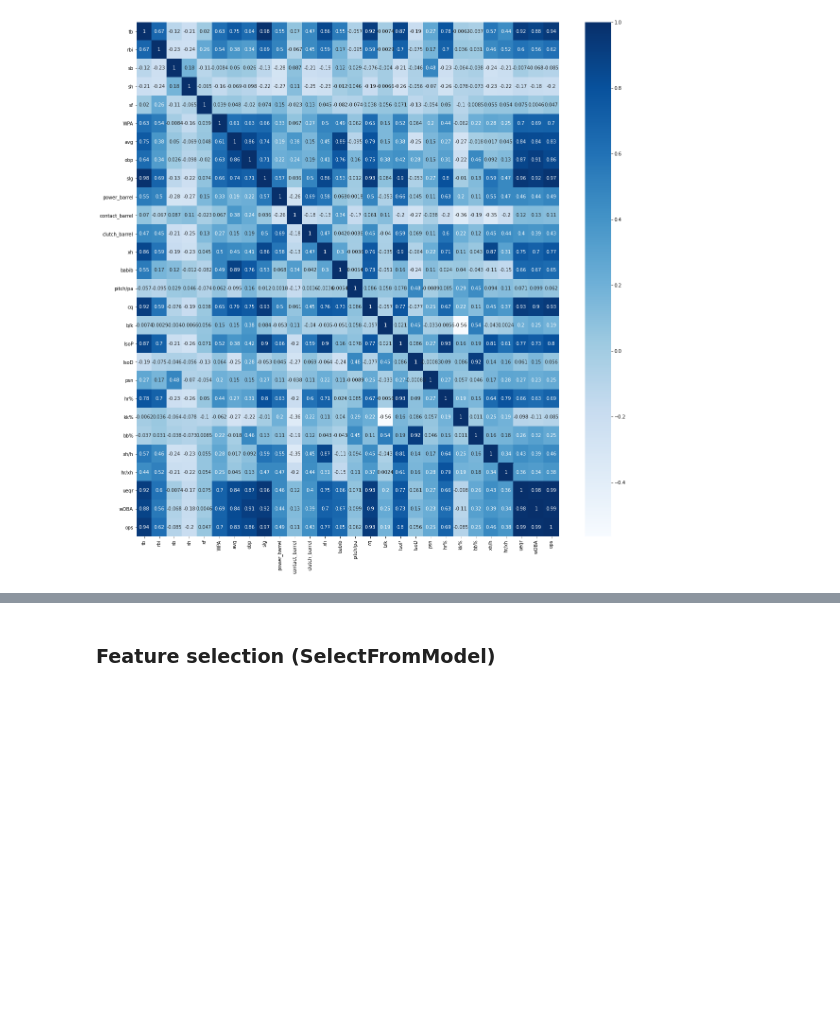
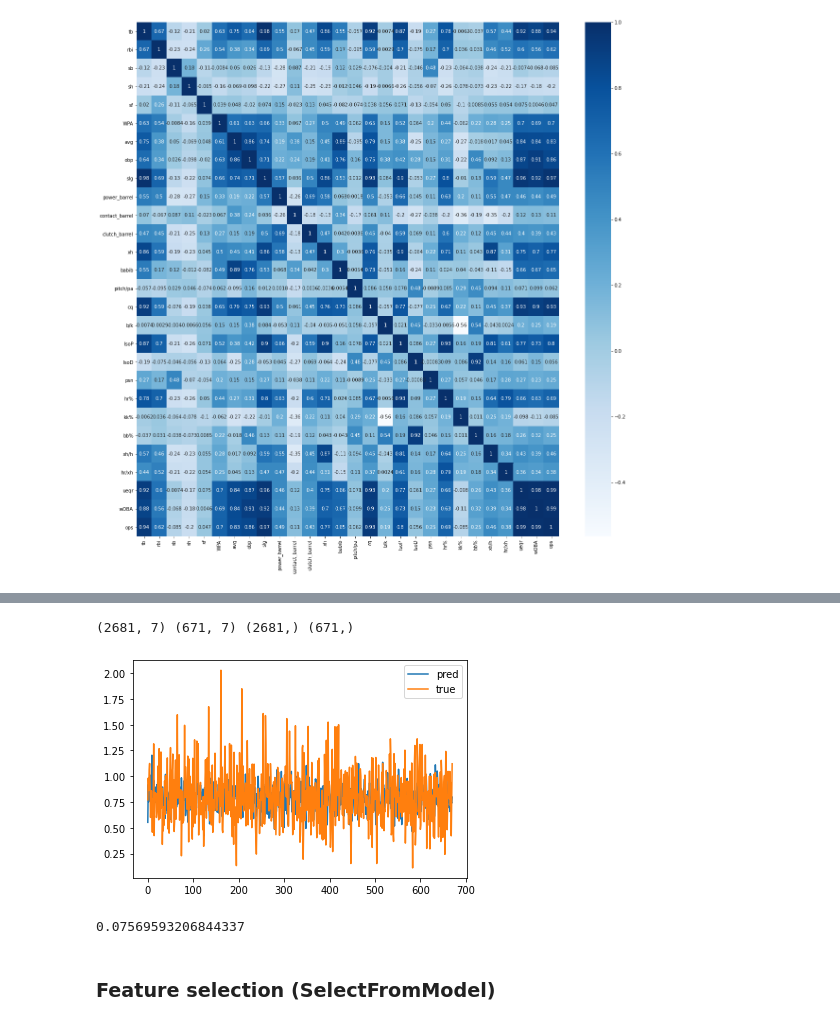
Before and after one commit to KimGriezmann/Bigcontest_2021, a Jupyter notebook: working_space_JaeHong/feature_selection.ipynb, the cells around one changed output, grey strips where cells are left out. Cells and saved outputs as stored; diff of their text form; code cells hidden in the pictures; blank space fills up the shorter version.

```diff
--- a/working_space_JaeHong/feature_selection.ipynb
+++ b/working_space_JaeHong/feature_selection.ipynb
@@ -407,3 +417,5 @@ ops      1.000000
 Name: ops, dtype: float64
+# %%
+vif_df = new_df.loc[:, ['tb', 'rbi', 'WPA', 'power_barrel', 'clutch_barrel', 'xh', 'babib', 'cq', 'IsoP', 'hr%', 'xh/h', 'ueqr','wOBA']]
 # %%
 #VIF 확인
@@ -415,0 +525,8 @@ vif
+# %%
+#cq 변수 제거 후 vif 확인
+
+vif = pd.DataFrame()
+vif_df_6 = vif_df_5.drop("cq",axis=1)
+vif["VIF Factor"] = [variance_inflation_factor(vif_df_6.values, i) for i in range(vif_df_6.shape[1])]
+vif["features"] = vif_df_6.columns
+vif
@@ -415,0 +543,8 @@ vif
+# %%
+#xh 변수 제거 후 vif 확인
+
+vif = pd.DataFrame()
+vif_df_7 = vif_df_6.drop("xh",axis=1)
+vif["VIF Factor"] = [variance_inflation_factor(vif_df_7.values, i) for i in range(vif_df_7.shape[1])]
+vif["features"] = vif_df_7.columns
+vif
@@ -416,3 +560,37 @@ vif
+# %%
+from sklearn.model_selection import train_test_split
+
+X = vif_df_7
+y = new_df['ops_label']
+
+train_x, test_x, train_y, test_y = train_test_split(X,y, train_size = 0.8, test_size = 0.2, random_state = 1)
+# 학습데이터와 검증데이터를 7:3으로 분리한다.
+# random_state고정을 통해 그때마다 똑같은 값을 분류하도록 한다.
+
+print(train_x.shape, test_x.shape, train_y.shape, test_y.shape)
+# %% [output]
+(2681, 7) (671, 7) (2681,) (671,)
+# %%
+import statsmodels.api as sm
+
+fit_train = sm.OLS(train_y,train_x)
+fit_train = fit_train.fit()
+
+# 검증데이터에 대한 예측값과 true값 비교
+
+plt.plot(np.array(fit_train.predict(test_x)),label = "pred")
+plt.plot(np.array(test_y),label = "true")
+plt.legend()
+plt.show()
+# %% [output]
+[figure, added]
+# %%
+from sklearn.metrics import mean_squared_error
+
+mse = mean_squared_error(y_true = test_y, y_pred = fit_train.predict(test_x))
+print(mse)
+# %% [output]
+0.07569593206844337
 # %% [markdown]
 ### **Feature selection (SelectFromModel)**
 # %%
```
Also changed, not shown: parts of 13 cells of this notebook.
